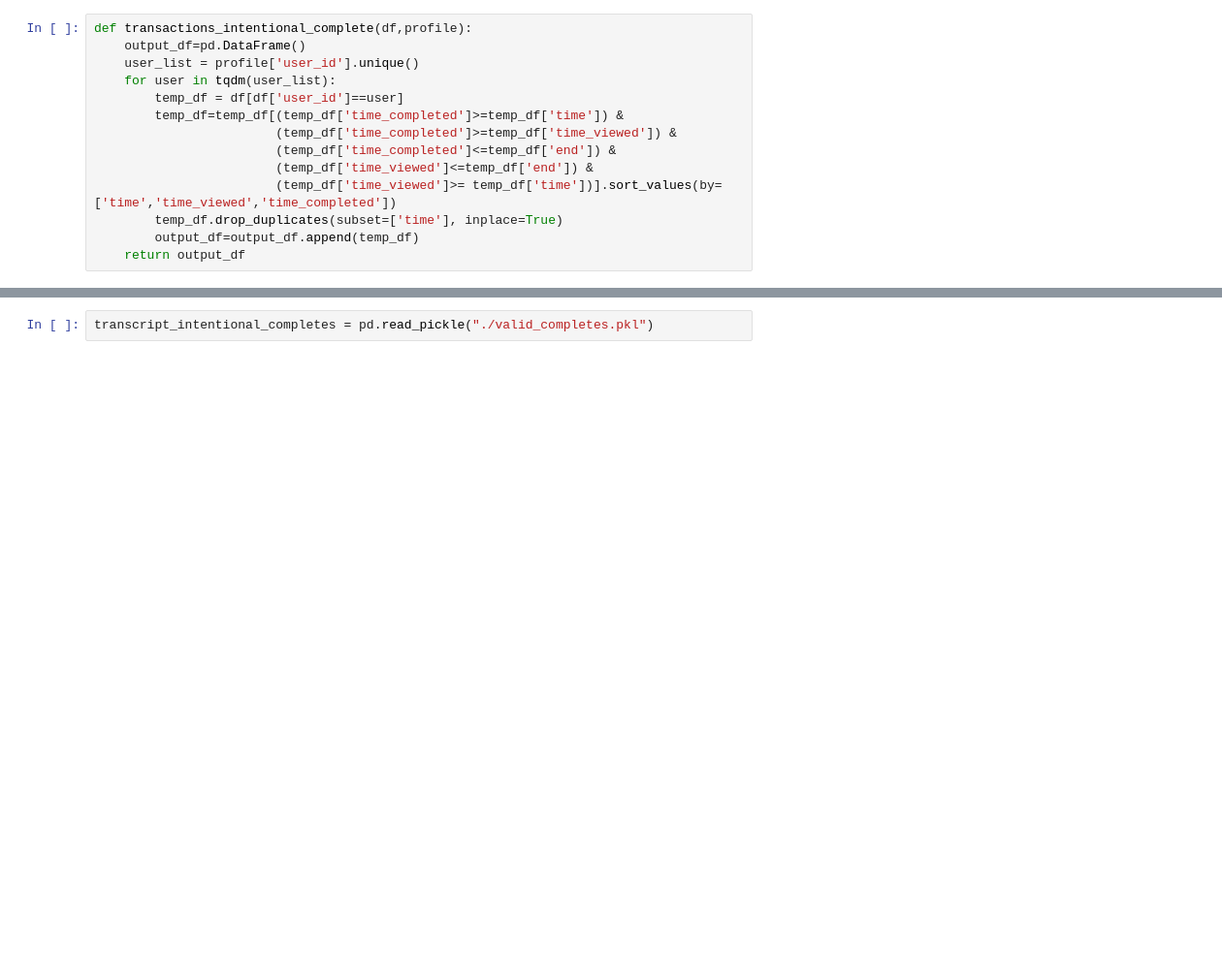
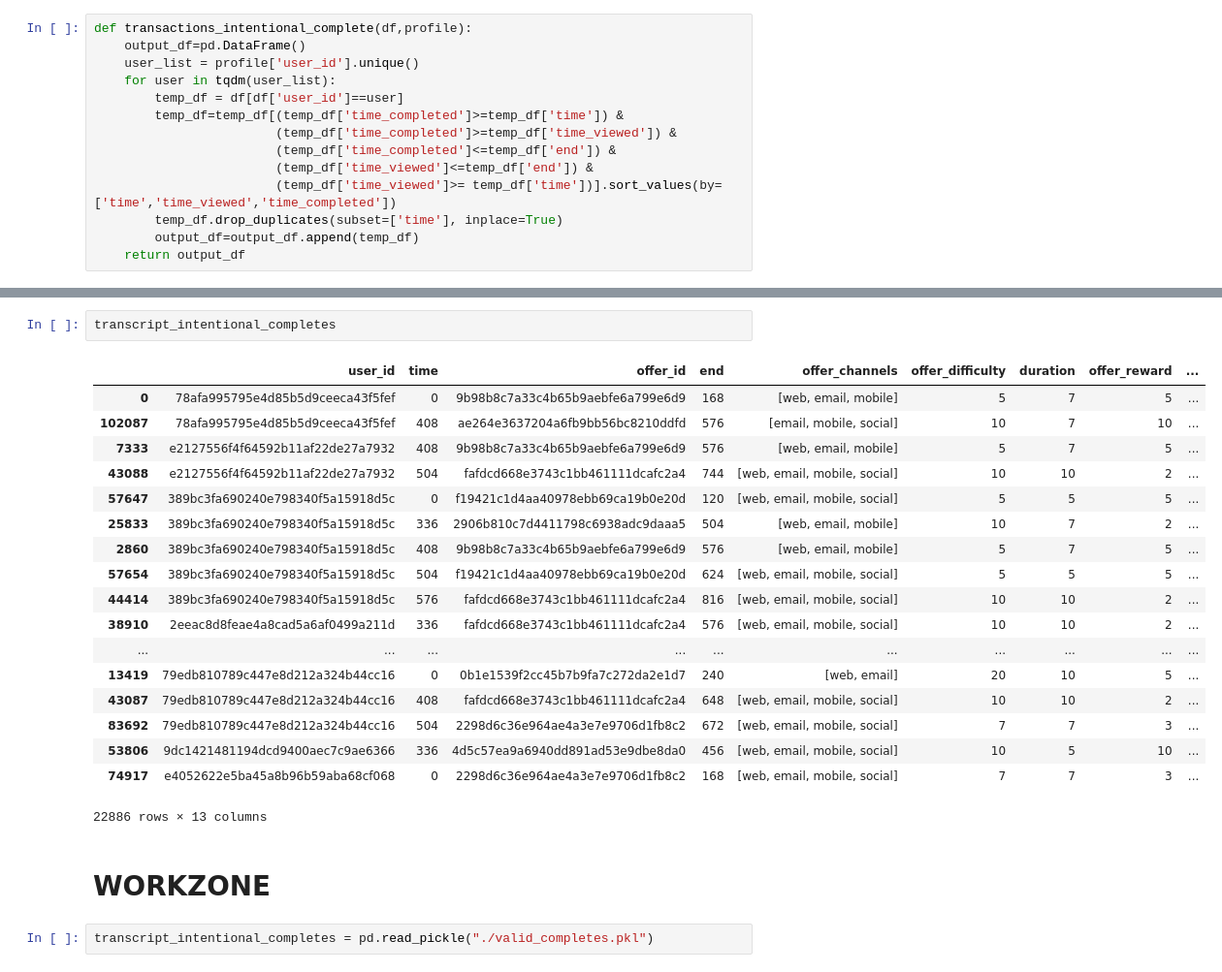
Before and after one commit to onurkapucu/Starbucks_Capstone, a Jupyter notebook: Starbucks_Capstone_notebook.ipynb, the cells around one changed output, grey strips where cells are left out. Shown: that part at 97% size. Drawn from its saved outputs; the diff is of its cells as text; blank space fills up the shorter version.

```diff
--- a/Starbucks_Capstone_notebook.ipynb
+++ b/Starbucks_Capstone_notebook.ipynb
@@ -370,3 +465,26 @@ transcript_intentional_completes.to_pickle("./valid_completes.pkl")
+# %%
+transcript_intentional_completes
+# %% [output]
+|  | user_id | time | offer_id | end | offer_channels | offer_difficulty | duration | offer_reward | ... |
+| 0 | 78afa995795e4d85b5d9ceeca43f5fef | 0 | 9b98b8c7a33c4b65b9aebfe6a799e6d9 | 168 | [web, email, mobile] | 5 | 7 | 5 | ... |
+| 102087 | 78afa995795e4d85b5d9ceeca43f5fef | 408 | ae264e3637204a6fb9bb56bc8210ddfd | 576 | [email, mobile, social] | 10 | 7 | 10 | ... |
+| 7333 | e2127556f4f64592b11af22de27a7932 | 408 | 9b98b8c7a33c4b65b9aebfe6a799e6d9 | 576 | [web, email, mobile] | 5 | 7 | 5 | ... |
+| 43088 | e2127556f4f64592b11af22de27a7932 | 504 | fafdcd668e3743c1bb461111dcafc2a4 | 744 | [web, email, mobile, social] | 10 | 10 | 2 | ... |
+| 57647 | 389bc3fa690240e798340f5a15918d5c | 0 | f19421c1d4aa40978ebb69ca19b0e20d | 120 | [web, email, mobile, social] | 5 | 5 | 5 | ... |
+| 25833 | 389bc3fa690240e798340f5a15918d5c | 336 | 2906b810c7d4411798c6938adc9daaa5 | 504 | [web, email, mobile] | 10 | 7 | 2 | ... |
+| 2860 | 389bc3fa690240e798340f5a15918d5c | 408 | 9b98b8c7a33c4b65b9aebfe6a799e6d9 | 576 | [web, email, mobile] | 5 | 7 | 5 | ... |
+| 57654 | 389bc3fa690240e798340f5a15918d5c | 504 | f19421c1d4aa40978ebb69ca19b0e20d | 624 | [web, email, mobile, social] | 5 | 5 | 5 | ... |
+| 44414 | 389bc3fa690240e798340f5a15918d5c | 576 | fafdcd668e3743c1bb461111dcafc2a4 | 816 | [web, email, mobile, social] | 10 | 10 | 2 | ... |
+| 38910 | 2eeac8d8feae4a8cad5a6af0499a211d | 336 | fafdcd668e3743c1bb461111dcafc2a4 | 576 | [web, email, mobile, social] | 10 | 10 | 2 | ... |
+| ... | ... | ... | ... | ... | ... | ... | ... | ... | ... |
+| 13419 | 79edb810789c447e8d212a324b44cc16 | 0 | 0b1e1539f2cc45b7b9fa7c272da2e1d7 | 240 | [web, email] | 20 | 10 | 5 | ... |
+| 43087 | 79edb810789c447e8d212a324b44cc16 | 408 | fafdcd668e3743c1bb461111dcafc2a4 | 648 | [web, email, mobile, social] | 10 | 10 | 2 | ... |
+| 83692 | 79edb810789c447e8d212a324b44cc16 | 504 | 2298d6c36e964ae4a3e7e9706d1fb8c2 | 672 | [web, email, mobile, social] | 7 | 7 | 3 | ... |
+| 53806 | 9dc1421481194dcd9400aec7c9ae6366 | 336 | 4d5c57ea9a6940dd891ad53e9dbe8da0 | 456 | [web, email, mobile, social] | 10 | 5 | 10 | ... |
+| 74917 | e4052622e5ba45a8b96b59aba68cf068 | 0 | 2298d6c36e964ae4a3e7e9706d1fb8c2 | 168 | [web, email, mobile, social] | 7 | 7 | 3 | ... |
+22886 rows × 13 columns
+# %% [markdown]
+# WORKZONE
 # %%
 transcript_intentional_completes = pd.read_pickle("./valid_completes.pkl")
 # %% [markdown]
```
Also changed, not shown: parts of 14 cells of this notebook, 2 other files.
